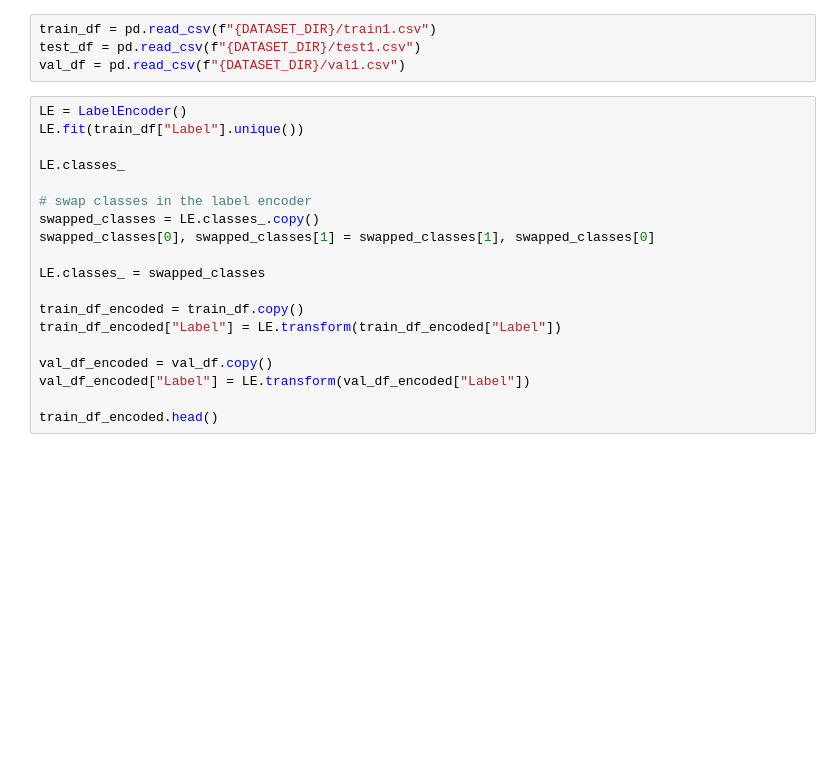
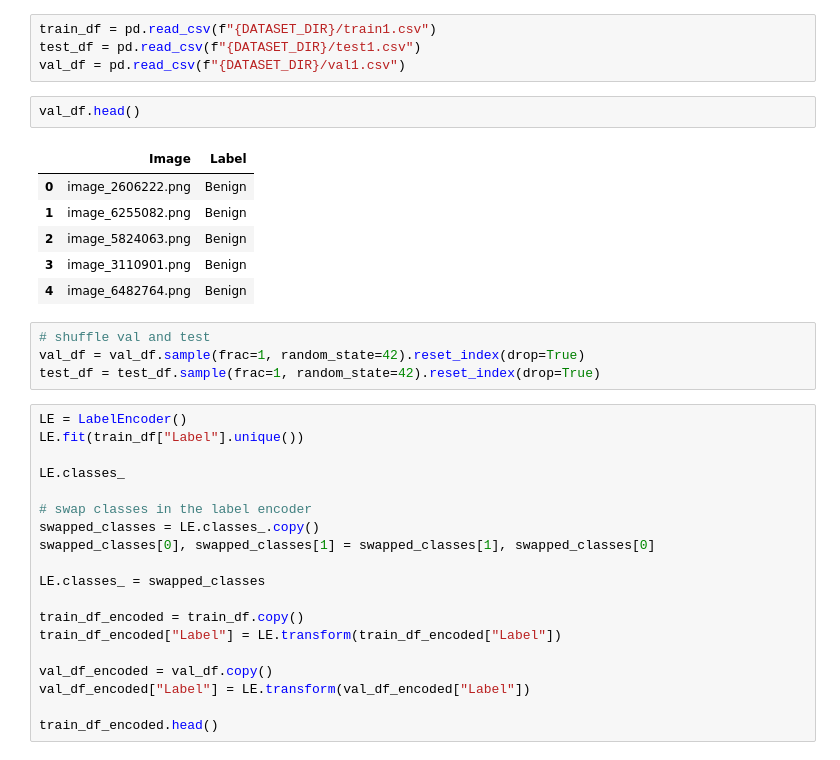
Before and after one commit to druvdub/3yp, a Jupyter notebook: notebooks/csnn/1.2.1.2-csnn-rate-model.ipynb, the cells around one changed output. Drawn from its saved outputs; the diff is of its cells as text; blank space fills up the shorter version.

```diff
--- a/notebooks/csnn/1.2.1.2-csnn-rate-model.ipynb
+++ b/notebooks/csnn/1.2.1.2-csnn-rate-model.ipynb
@@ -45,6 +45,19 @@ class CustomDatasetSpike(Dataset):
 train_df = pd.read_csv(f"{DATASET_DIR}/train1.csv")
 test_df = pd.read_csv(f"{DATASET_DIR}/test1.csv")
 val_df = pd.read_csv(f"{DATASET_DIR}/val1.csv")
+# %%
+val_df.head()
+# %% [output]
+|  | Image | Label |
+| 0 | image_2606222.png | Benign |
+| 1 | image_6255082.png | Benign |
+| 2 | image_5824063.png | Benign |
+| 3 | image_3110901.png | Benign |
+| 4 | image_6482764.png | Benign |
+# %%
+# shuffle val and test
+val_df = val_df.sample(frac=1, random_state=42).reset_index(drop=True)
+test_df = test_df.sample(frac=1, random_state=42).reset_index(drop=True)
 # %%
 LE = LabelEncoder()
 LE.fit(train_df["Label"].unique())
```
Also changed, not shown: parts of 11 cells of this notebook, 26 other files.
